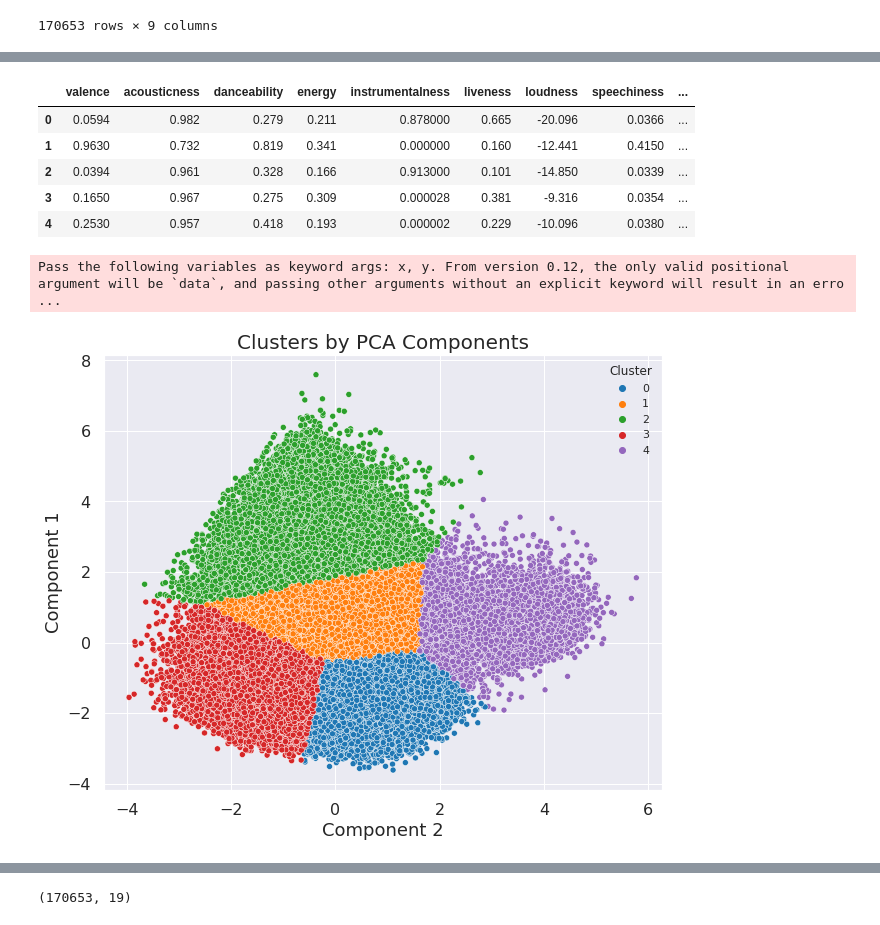
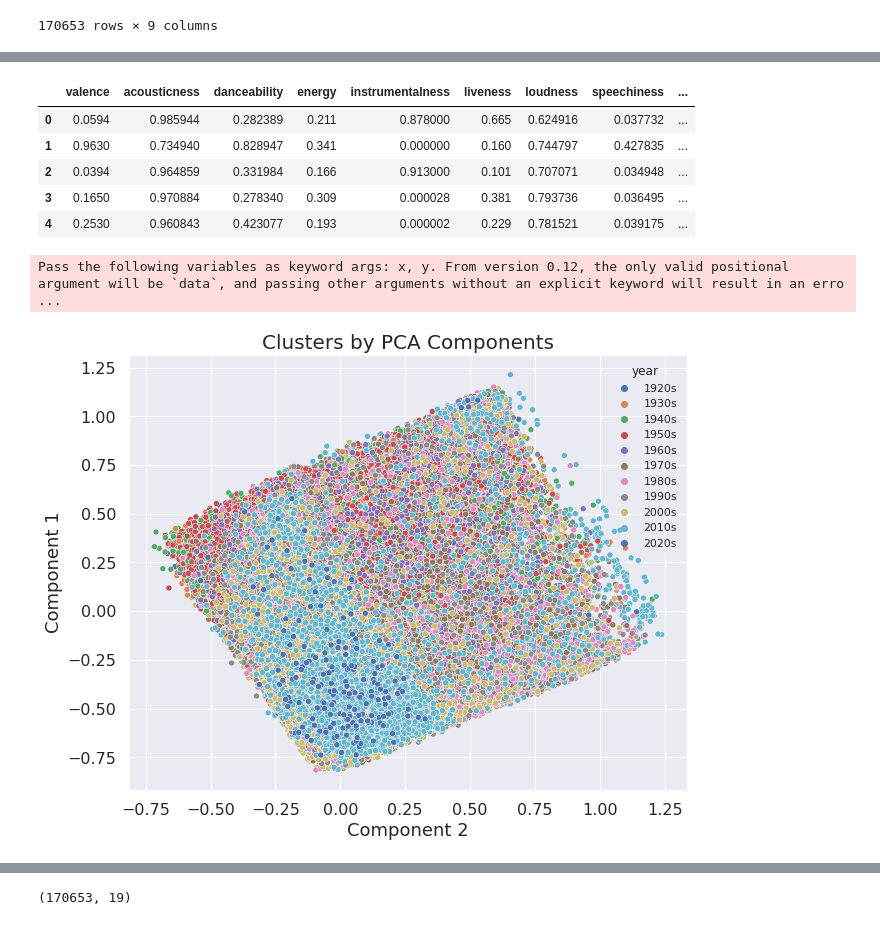
Before and after one commit to Zwuekip/Tugas_KK_B_Kelompok6, a Jupyter notebook: FP/FP_KK.ipynb, the cells around one changed output, grey strips where cells are left out. Drawn from its saved outputs; the diff is of its cells as text; code cells hidden in the pictures.

```diff
--- a/FP/FP_KK.ipynb
+++ b/FP/FP_KK.ipynb
@@ -159,12 +172,13 @@ def select_features(X_train, y_train, X_test):
 	X_test_fs = fs.transform(X_test)
 	return X_train_fs, X_test_fs, fs
 # %%
-X_train, X_test, y_train, y_test = train_test_split(X, y, test_size=0.33, random_state=42)
+X_train, X_test, y_train, y_test = train_test_split(X_std, y_std, test_size=0.33, random_state=42)
 # %%
-X_train_fs, X_test_fs, fs = select_features(X_train, y_train, X_test)
+X_train_fs, X_test_fs, fs = select_features(X_train, y_train.ravel(), X_test)
 for i in range(len(fs.scores_)):
 	print('Feature %d: %f' % (i, fs.scores_[i]))
-pyplot.bar([i for i in range(len(fs.scores_))], fs.scores_)
+p = scaler.fit_transform(fs.scores_.reshape(-1, 1))
+pyplot.bar(['val.', 'aco.', 'dan.', 'ene.', 'ins.', 'liv.', 'lou.', 'spe.', 'tem.'], p.reshape(9,))
 pyplot.show()
 # %% [output]
 Feature 0: 21.978328
@@ -224,15 +220,16 @@ plt.show()
 # %%
-kmeans_pca = KMeans(n_clusters=5, init='k-means++', random_state=42)
+kmeans_pca = KMeans(n_clusters=4, init='k-means++', random_state=42)
 kmeans_pca.fit(scores_pca);
 # %%
-df_seg_pca_kmeans = pd.concat([X.reset_index(drop=True), pd.DataFrame(scores_pca)], axis=1)
-df_seg_pca_kmeans.columns.values[(-1*2):] = ["Component " + str(i+1) for i in range(2)]
+df_seg_pca_kmeans = pd.concat([pd.DataFrame(X_std), pd.DataFrame(scores_pca)], axis=1)
+# df_seg_pca_kmeans.columns.values[(-1*2):] = ["Component " + str(i+1) for i in range(2)]
+df_seg_pca_kmeans.columns = ['valence', 'acousticness', 'danceability', 'energy', 'instrumentalness', 'liveness', 'loudness', 'speechiness', 'tempo', 'Component 1', 'Component 2']
 df_seg_pca_kmeans['Cluster'] = kmeans_pca.labels_
 df_seg_pca_kmeans.head()
 # %% [output]
 |  | valence | acousticness | danceability | energy | instrumentalness | liveness | loudness | speechiness | ... |
-| 0 | 0.0594 | 0.982 | 0.279 | 0.211 | 0.878000 | 0.665 | -20.096 | 0.0366 | ... |
-| 1 | 0.9630 | 0.732 | 0.819 | 0.341 | 0.000000 | 0.160 | -12.441 | 0.4150 | ... |
-| 2 | 0.0394 | 0.961 | 0.328 | 0.166 | 0.913000 | 0.101 | -14.850 | 0.0339 | ... |
-| 3 | 0.1650 | 0.967 | 0.275 | 0.309 | 0.000028 | 0.381 | -9.316 | 0.0354 | ... |
-| 4 | 0.2530 | 0.957 | 0.418 | 0.193 | 0.000002 | 0.229 | -10.096 | 0.0380 | ... |
+| 0 | 0.0594 | 0.985944 | 0.282389 | 0.211 | 0.878000 | 0.665 | 0.624916 | 0.037732 | ... |
+| 1 | 0.9630 | 0.734940 | 0.828947 | 0.341 | 0.000000 | 0.160 | 0.744797 | 0.427835 | ... |
+| 2 | 0.0394 | 0.964859 | 0.331984 | 0.166 | 0.913000 | 0.101 | 0.707071 | 0.034948 | ... |
+| 3 | 0.1650 | 0.970884 | 0.278340 | 0.309 | 0.000028 | 0.381 | 0.793736 | 0.036495 | ... |
+| 4 | 0.2530 | 0.960843 | 0.423077 | 0.193 | 0.000002 | 0.229 | 0.781521 | 0.039175 | ... |
@@ -239,17 +238,17 @@ df_seg_pca_kmeans.head()
 # %%
 x = df_seg_pca_kmeans['Component 2']
 y = df_seg_pca_kmeans['Component 1']
 fig = plt.figure(figsize=(10, 8))
-sns.scatterplot(x, y, hue=df_seg_pca_kmeans['Cluster'], palette = ['tab:blue', 'tab:orange', 'tab:green', 'tab:red', 'tab:purple'])
+sns.scatterplot(x, y, hue=df4, palette = color_palette(n_colors=11))
 plt.title('Clusters by PCA Components', fontsize=20)
 plt.xlabel("Component 2", fontsize=18)
 plt.ylabel("Component 1", fontsize=18)
 plt.xticks(fontsize=16)
 plt.yticks(fontsize=16)
 plt.show()
 # %% [output]
 Pass the following variables as keyword args: x, y. From version 0.12, the only valid positional argument will be `data`, and passing other arguments without an explicit keyword will result in an erro ...
-[figure, old version]
+[figure, new version]
 # %%
 df_seg_pca_kmeans.groupby('Cluster').mean()
 # %% [output]
```
Also changed, not shown: parts of 25 cells of this notebook.
